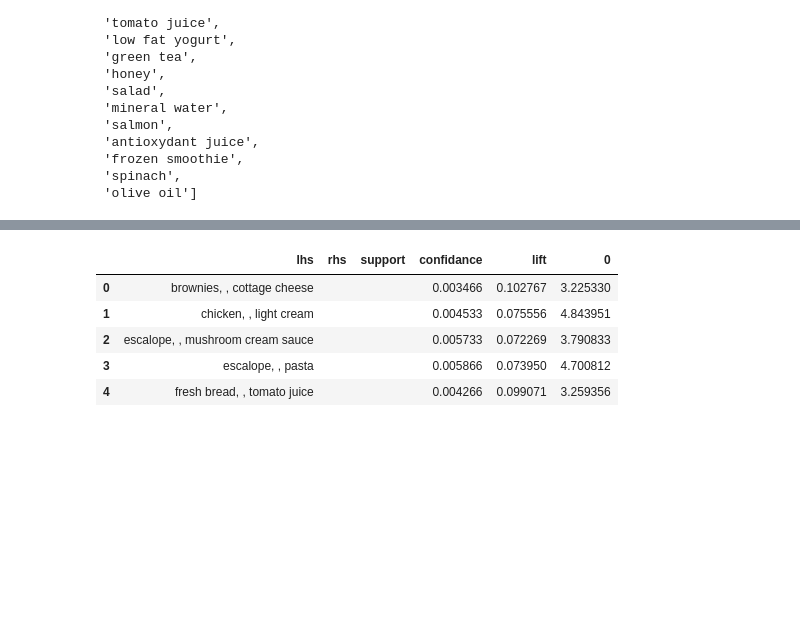
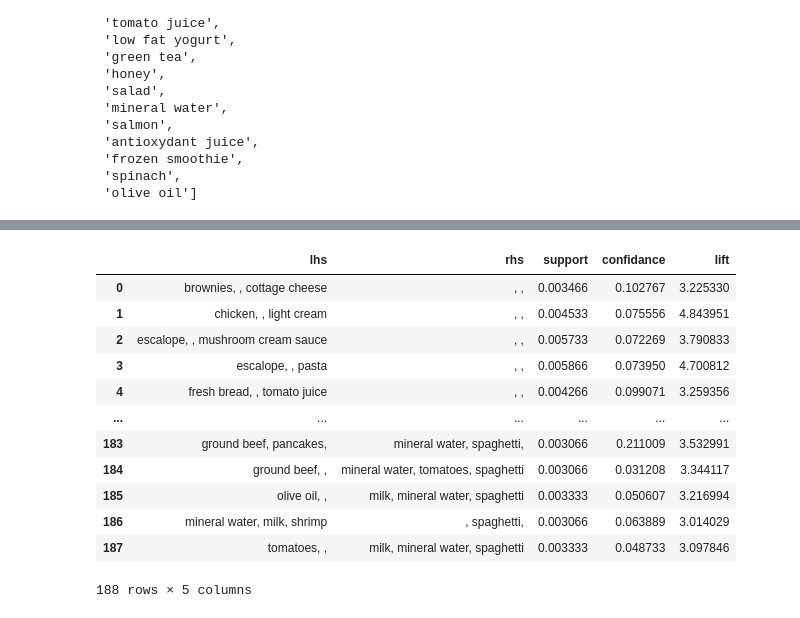
Before and after one commit to Sr1durga/marketbasketoptimisation, a Jupyter notebook: optimisation.ipynb, the cells around one changed output, grey strips where cells are left out. Saved outputs shown, nothing was run; the diff lists cells and outputs as text; code cells hidden in the pictures; blank space fills up the shorter version.

```diff
--- a/optimisation.ipynb
+++ b/optimisation.ipynb
@@ -14,7 +14,7 @@ df.head()
 | 3 | turkey | avocado | NaN | NaN | NaN | NaN | NaN | NaN | NaN | NaN | NaN | ... |
 | 4 | mineral water | milk | energy bar | whole wheat rice | green tea | NaN | NaN | NaN | NaN | NaN | NaN | ... |
 # %%
-df.fillna(0,inplace=True)
+df.fillna(value=' ',inplace=True)
 # %%
 df.head()
 # %% [output]
@@ -131,3 +133,3 @@ df_final.fillna(value=' ', inplace=True)
 # %%
-
-df_final.columns = ['lhs',1,2,'rhs','support','confidance','lift',]
+df_final.columns = ['lhs',1,2,'rhs',3,4,'support','confidance','lift']
+df_final
@@ -134,13 +150,21 @@ df_final.columns = ['lhs',1,2,'rhs','support','confidance','lift',]
 # %%
-df_final['lhs'] = df_final['lhs']+str(", ")+df_final[1]+str(", ")+df_final[2]
+df_final['lhs'] = df_final['lhs']+str(", ")+df_final[1] +str(", ")+df_final[2]
+df_final['rhs'] = df_final['rhs']+str(", ")+df_final[3] +str(", ")+df_final[4]
 # %%
-df_final.drop(columns=[1,2],inplace=True)
+df_final.drop(columns=[1,2,3,4],inplace=True)
 # %%
-df_final.head()
+df_final
 # %% [output]
-|  | lhs | rhs | support | confidance | lift | 0 |
-| 0 | brownies, , cottage cheese |  |  | 0.003466 | 0.102767 | 3.225330 |
-| 1 | chicken, , light cream |  |  | 0.004533 | 0.075556 | 4.843951 |
-| 2 | escalope, , mushroom cream sauce |  |  | 0.005733 | 0.072269 | 3.790833 |
-| 3 | escalope, , pasta |  |  | 0.005866 | 0.073950 | 4.700812 |
-| 4 | fresh bread, , tomato juice |  |  | 0.004266 | 0.099071 | 3.259356 |
+|  | lhs | rhs | support | confidance | lift |
+| 0 | brownies, , cottage cheese | , , | 0.003466 | 0.102767 | 3.225330 |
+| 1 | chicken, , light cream | , , | 0.004533 | 0.075556 | 4.843951 |
+| 2 | escalope, , mushroom cream sauce | , , | 0.005733 | 0.072269 | 3.790833 |
+| 3 | escalope, , pasta | , , | 0.005866 | 0.073950 | 4.700812 |
+| 4 | fresh bread, , tomato juice | , , | 0.004266 | 0.099071 | 3.259356 |
+| ... | ... | ... | ... | ... | ... |
+| 183 | ground beef, pancakes, | mineral water, spaghetti, | 0.003066 | 0.211009 | 3.532991 |
+| 184 | ground beef, , | mineral water, tomatoes, spaghetti | 0.003066 | 0.031208 | 3.344117 |
+| 185 | olive oil, , | milk, mineral water, spaghetti | 0.003333 | 0.050607 | 3.216994 |
+| 186 | mineral water, milk, shrimp | , spaghetti, | 0.003066 | 0.063889 | 3.014029 |
+| 187 | tomatoes, , | milk, mineral water, spaghetti | 0.003333 | 0.048733 | 3.097846 |
+188 rows × 5 columns
```
Also changed, not shown: parts of 8 cells of this notebook, 1 other file.
